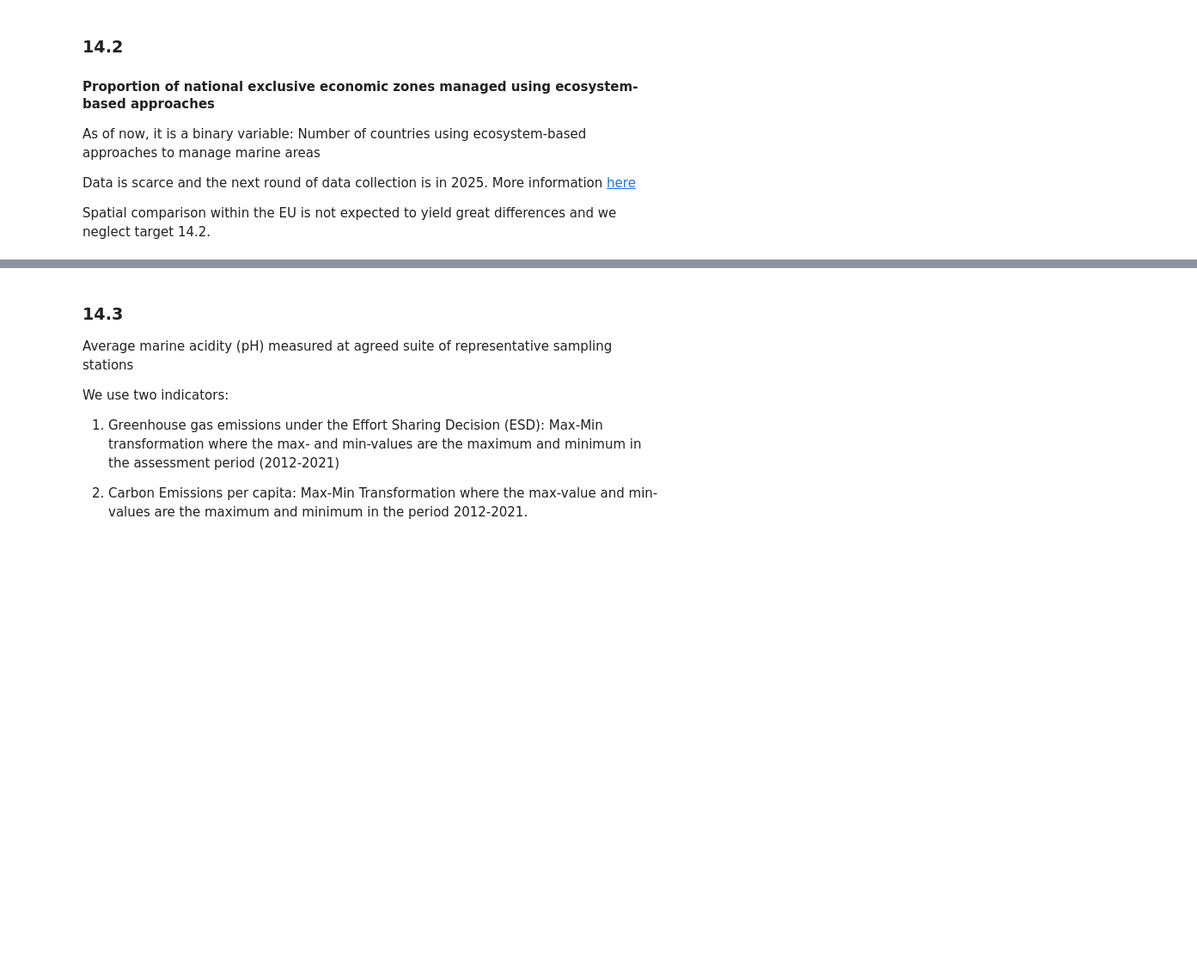
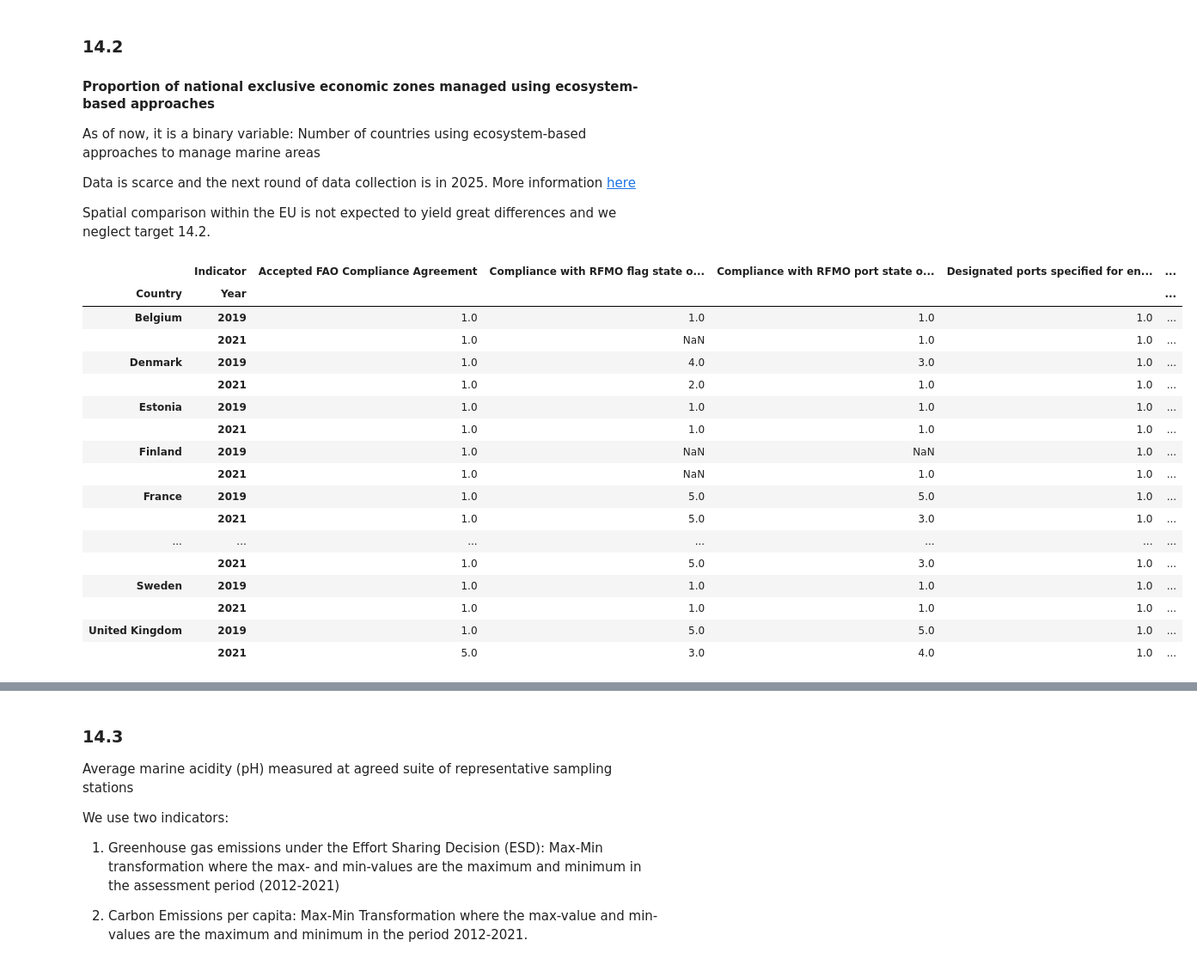
Before and after one commit to isaldiviagonzatti/sdg14, a Jupyter notebook: code/exploreSDG14.ipynb, the cells around one changed output, grey strips where cells are left out. Shown at 86% size. Cells and saved outputs as stored; diff of their text form; code cells hidden in the pictures; blank space fills up the shorter version.

```diff
--- a/code/exploreSDG14.ipynb
+++ b/code/exploreSDG14.ipynb
@@ -389,0 +399,21 @@ Spatial comparison within the EU is not expected to yield great differences and
+# %%
+df
+# %% [output]
+|  | Indicator | Accepted FAO Compliance Agreement | Compliance with RFMO flag state o... | Compliance with RFMO port state o... | Designated ports specified for en... | ... |
+| Country | Year |  |  |  |  | ... |
+| Belgium | 2019 | 1.0 | 1.0 | 1.0 | 1.0 | ... |
+|  | 2021 | 1.0 | NaN | 1.0 | 1.0 | ... |
+| Denmark | 2019 | 1.0 | 4.0 | 3.0 | 1.0 | ... |
+|  | 2021 | 1.0 | 2.0 | 1.0 | 1.0 | ... |
+| Estonia | 2019 | 1.0 | 1.0 | 1.0 | 1.0 | ... |
+|  | 2021 | 1.0 | 1.0 | 1.0 | 1.0 | ... |
+| Finland | 2019 | 1.0 | NaN | NaN | 1.0 | ... |
+|  | 2021 | 1.0 | NaN | 1.0 | 1.0 | ... |
+| France | 2019 | 1.0 | 5.0 | 5.0 | 1.0 | ... |
+|  | 2021 | 1.0 | 5.0 | 3.0 | 1.0 | ... |
+| ... | ... | ... | ... | ... | ... | ... |
+|  | 2021 | 1.0 | 5.0 | 3.0 | 1.0 | ... |
+| Sweden | 2019 | 1.0 | 1.0 | 1.0 | 1.0 | ... |
+|  | 2021 | 1.0 | 1.0 | 1.0 | 1.0 | ... |
+| United Kingdom | 2019 | 1.0 | 5.0 | 5.0 | 1.0 | ... |
+|  | 2021 | 5.0 | 3.0 | 4.0 | 1.0 | ... |
```
Also changed, not shown: parts of 10 cells of this notebook, 1 other file.
